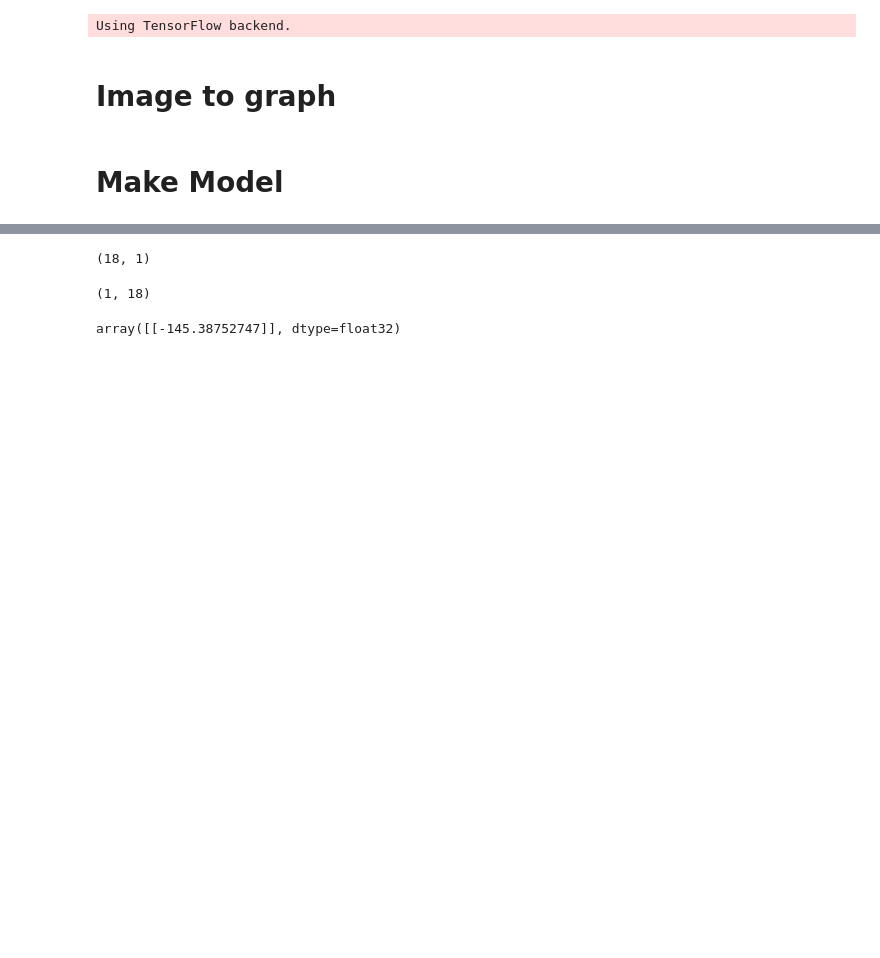
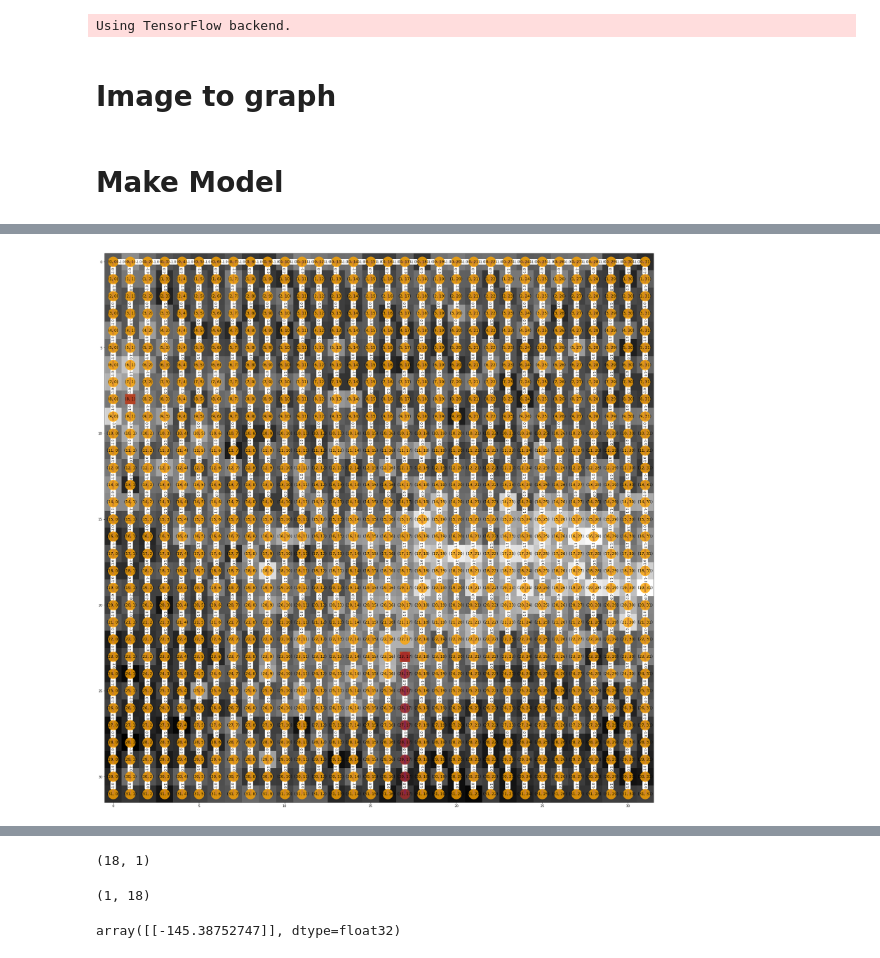
Before and after one commit to Collin-Emerson-Miller/Learned-Watershed-Segmentation, a Jupyter notebook: Pipeline.ipynb, the cells around one changed output, grey strips where cells are left out. Drawn from its saved outputs; the diff is of its cells as text; code cells hidden in the pictures; blank space fills up the shorter version.

```diff
--- a/Pipeline.ipynb
+++ b/Pipeline.ipynb
@@ -372,7 +372,7 @@ def max_arc_topographical_distance(path, graph):
         graph (networkx.classes.graph.Graph): The graph containing the path.
 
     Returns:
-        Returns the max-arc topographical distance of path."""
+        float: the max-arc topographical distance of path."""
 
 
     G = graph.subgraph(path)
@@ -451,7 +451,7 @@ def prims_on_demand(G, image_dict):
                 with sess.as_default():
                     weight = sess.run([f_static], feed_dict={image_placeholder: x})[0][0][0]
 
-                G.edge[u][v]['weight'] = abs(weight)
+                G.edge[u][v]['weight'] = weight
                 G.edge[u][v]['f_static_image'] = fov
                 G.edge[u][v]['f_dynamic_image'] = fov
 
@@ -492,7 +492,7 @@ def prims_on_demand(G, image_dict):
                     x = np.expand_dims(fov, axis=0)
                     with sess.as_default():
                         weight = sess.run([f_static], feed_dict={image_placeholder: x})[0][0][0]
-                    G.edge[v][w]['weight'] = abs(weight)
+                    G.edge[v][w]['weight'] = weight
                     G.edge[v][w]['f_static_image'] = fov
                     G.edge[v][w]['f_dynamic_image'] = fov
 
@@ -615,3 +645,33 @@ def manually_check_loss(images, weights):
+# %%
+def find_first_false_cut(ground_truth_path, ground_truth_cuts, cut_edges):
+    """
+    Finds the first false cut edge of a ground truth path.
+
+
+    Args:
+        ground_truth_path (list): A list of nodes representing the path from the seed to the node.
+        ground_truth_cuts (list): A list of ground truth cut edges.
+        cut_edges (list): A list of cut edges from the minimum spanning forest.
+
+    Returns:
+        tuple: The first edge in the ground truth path that is in the list of cut edges, but not in
+        in the list of ground truth edges.
+    """
+
+    #print ground_truth_path
+    #print ground_truth_cuts
+    #print cut_edges
+
+    for i, node in enumerate(ground_truth_path):
+        try:
+            edge = (ground_truth_path[i], ground_truth_path[i + 1])
+            if edge in cut_edges or tuple(reversed(edge)) in cut_edges:
+                if edge not in ground_truth_cuts or tuple(reversed(edge)) not in ground_truth_cuts:
+                    return edge
+
+        except IndexError:
+            print "Something went wrong."
+            continue
 # %% [markdown]
 # Make Model
 # %%
@@ -991,8 +1082,8 @@ class Watershed:
 # %%
 # Set image size
 image_tl = (50,30)
-image_size = (32, 32)
-window_size = (15, 15)
+image_size = (100, 100)
+window_size = (10, 10)
 
 #import Images
 img = cv2.imread('1O.jpg', 0)
@@ -1083,3 +1415,7 @@ Manually checked loss:  [[ -6.39958254e+12]]
+# %%
+view_graph(w.image, w.image_msf)
+# %% [output]
+[figure, added]
 # %%
 images, weights = epoch_data(w.image_graph)
 # %% [output]
```
Also changed, not shown: parts of 33 cells of this notebook, 12 other files.
